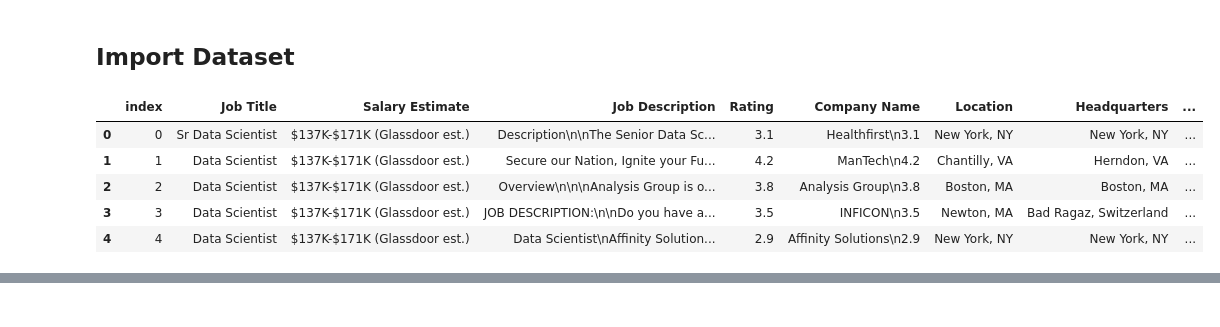
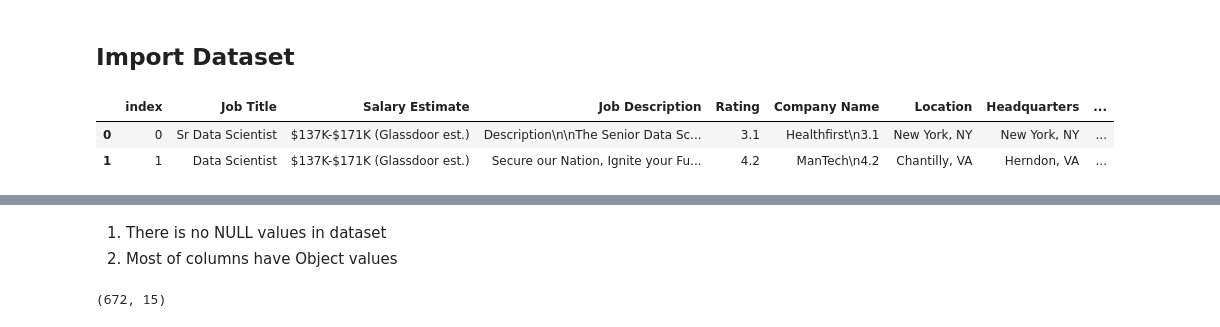
Before and after one commit to ShohrehShahsavari/Data-Analysis-And-Machine-Learning-Projects, a Jupyter notebook: 2. Employment and Workforce/Data Science Jobs/DS_jobs.ipynb, the cells around one changed output, grey strips where cells are left out. Saved outputs shown, nothing was run; the diff lists cells and outputs as text; code cells hidden in the pictures.

Commit message:
work in unique values of DS_jobs dataset

```diff
--- a/2. Employment and Workforce/Data Science Jobs/DS_jobs.ipynb
+++ b/2. Employment and Workforce/Data Science Jobs/DS_jobs.ipynb
@@ -37,14 +37,11 @@ import matplotlib.pyplot as plt
 ## Import Dataset
 # %%
 df=pd.read_csv('/content/drive/MyDrive/Data/Dataset_ Unused/Uncleaned_DS_jobs.csv')
-df.head()
+df.head(2)
 # %% [output]
 |  | index | Job Title | Salary Estimate | Job Description | Rating | Company Name | Location | Headquarters | ... |
 | 0 | 0 | Sr Data Scientist | $137K-$171K (Glassdoor est.) | Description\n\nThe Senior Data Sc... | 3.1 | Healthfirst\n3.1 | New York, NY | New York, NY | ... |
 | 1 | 1 | Data Scientist | $137K-$171K (Glassdoor est.) | Secure our Nation, Ignite your Fu... | 4.2 | ManTech\n4.2 | Chantilly, VA | Herndon, VA | ... |
-| 2 | 2 | Data Scientist | $137K-$171K (Glassdoor est.) | Overview\n\n\nAnalysis Group is o... | 3.8 | Analysis Group\n3.8 | Boston, MA | Boston, MA | ... |
-| 3 | 3 | Data Scientist | $137K-$171K (Glassdoor est.) | JOB DESCRIPTION:\n\nDo you have a... | 3.5 | INFICON\n3.5 | Newton, MA | Bad Ragaz, Switzerland | ... |
-| 4 | 4 | Data Scientist | $137K-$171K (Glassdoor est.) | Data Scientist\nAffinity Solution... | 2.9 | Affinity Solutions\n2.9 | New York, NY | New York, NY | ... |
 # %%
 df.info()
 # %% [output]
@@ -65,3 +62,12 @@ Data columns (total 15 columns):
  14  Competitors        672 non-null    object
 dtypes: float64(1), int64(2), object(12)
 memory usage: 78.9+ KB
+# %% [markdown]
+
+
+1.   There is no NULL values in dataset
+2.   Most of columns have Object values
+# %%
+df.shape
+# %% [output]
+(672, 15)
```
Also changed, not shown: parts of 22 cells of this notebook.
